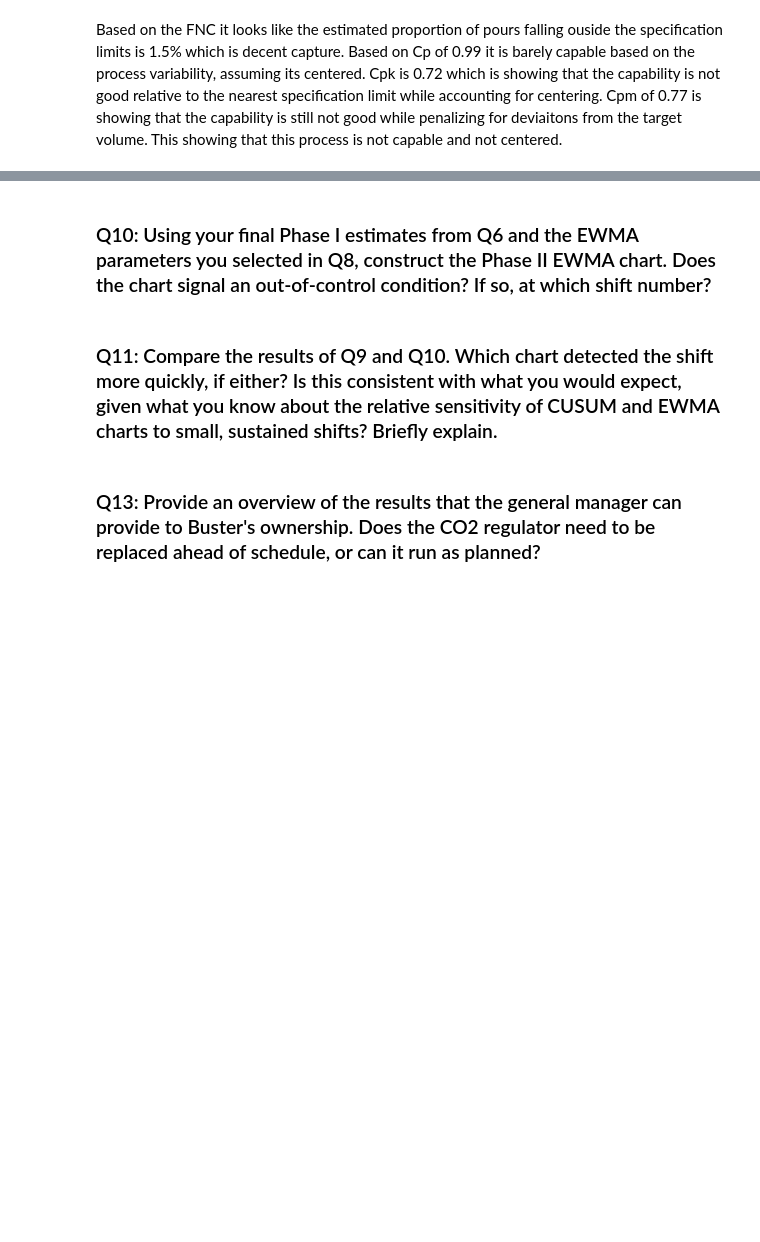
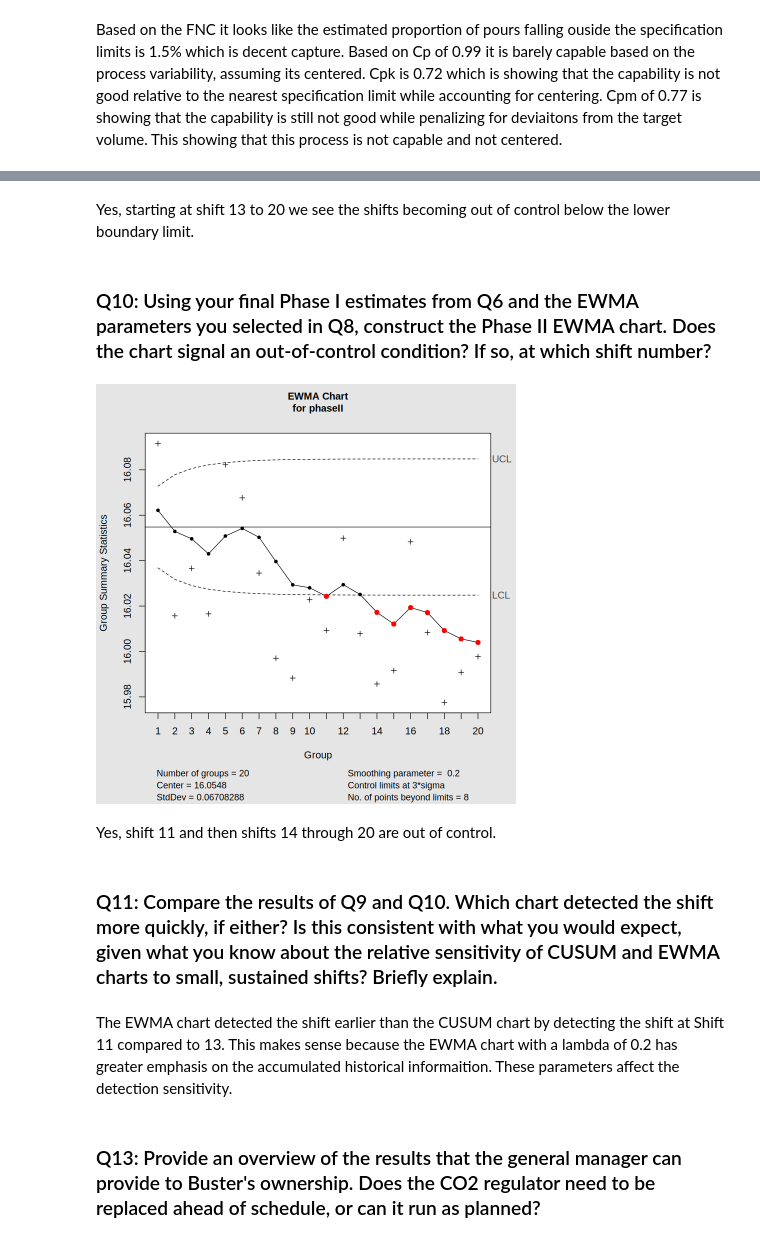
Before and after one commit to Abarre71/STAT-7110-Quality-Control, a Jupyter notebook: Assignments/HW2/STAT-7110-HW2_Barrett.ipynb, the cells around one changed output, grey strips where cells are left out. Cells and saved outputs as stored; diff of their text form; code cells hidden in the pictures; blank space fills up the shorter version.

```diff
--- a/Assignments/HW2/STAT-7110-HW2_Barrett.ipynb
+++ b/Assignments/HW2/STAT-7110-HW2_Barrett.ipynb
@@ -283,6 +302,20 @@ b. We will select a lambda of of 0.3 which will smooth but also give more weight
+# %% [markdown]
+Yes, starting at shift 13 to 20 we see the shifts becoming out of control below the lower boundary limit.
 # %% [markdown]
 ### Q10: Using your final Phase I estimates from Q6 and the EWMA parameters you selected in Q8, construct the Phase II EWMA chart. Does the chart signal an out-of-control condition? If so, at which shift number?
 # %%
 ## Q10 Code ##
+lambda <- 0.20
+L <- 3
+phaseII_EWMA<- ewma(
+  phaseII,
+  center = phaseI_Xchart_omit12$center,
+  std.dev = phaseI_Xchart_omit12$std.dev,
+  lambda = lambda,
+  width = L)
+# %% [output]
+[figure, added]
+# %% [markdown]
+Yes, shift 11 and then shifts 14 through 20 are out of control.
 # %% [markdown]
 ### Q11: Compare the results of Q9 and Q10. Which chart detected the shift more quickly, if either? Is this consistent with what you would expect, given what you know about the relative sensitivity of CUSUM and EWMA charts to small, sustained shifts? Briefly explain.
@@ -291,2 +322,4 @@ b. We will select a lambda of of 0.3 which will smooth but also give more weight
+# %% [markdown]
+The EWMA chart detected the shift earlier than the CUSUM chart by detecting the shift at Shift 11 compared to 13. This makes sense because the EWMA chart with a lambda of 0.2 has greater emphasis on the accumulated historical informaition. These parameters affect the detection sensitivity.
 # %% [markdown]
 ### Q13: Provide an overview of the results that the general manager can provide to Buster's ownership. Does the CO2 regulator need to be replaced ahead of schedule, or can it run as planned?
```
Also changed, not shown: parts of 4 cells of this notebook.
